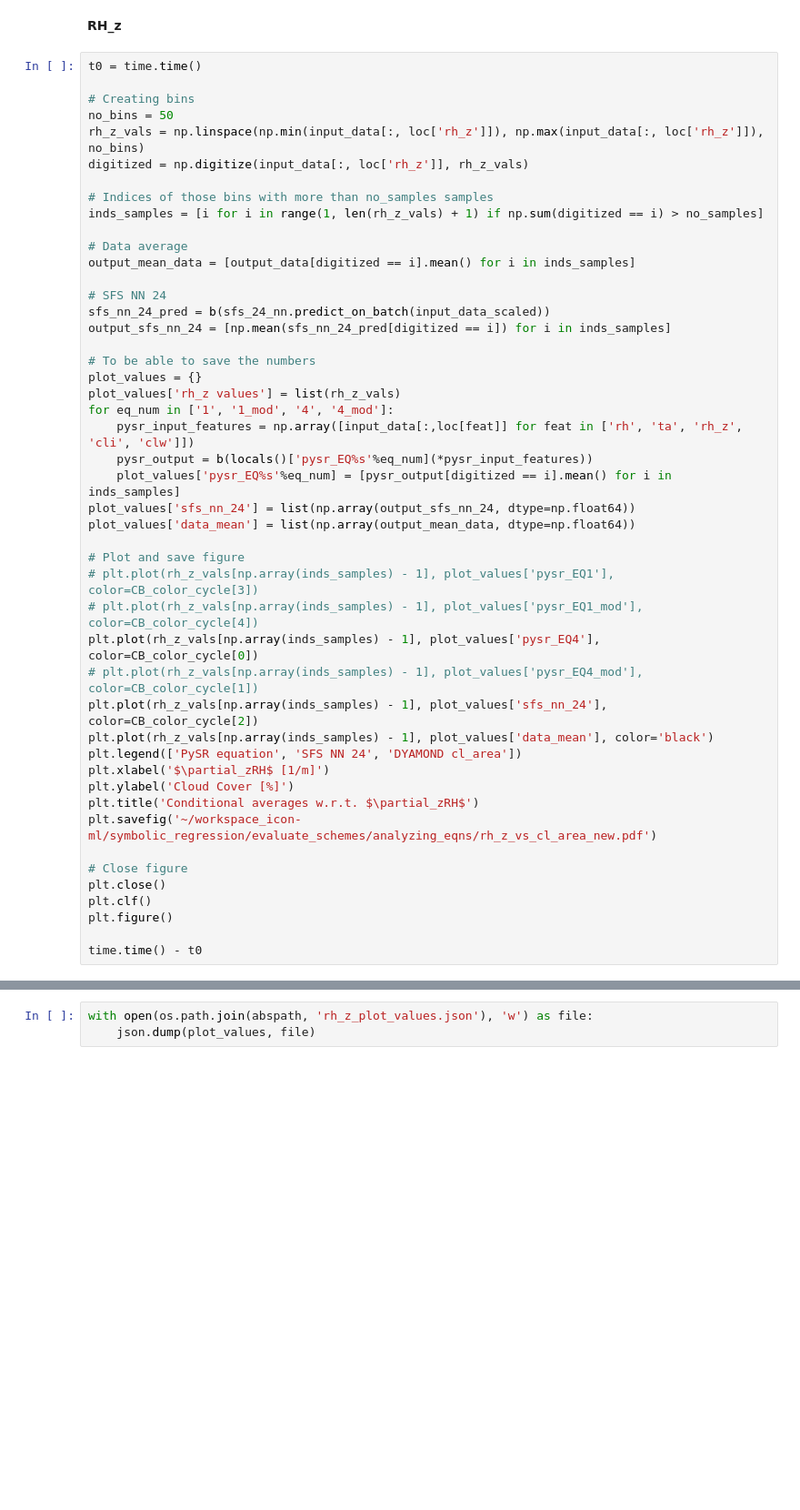
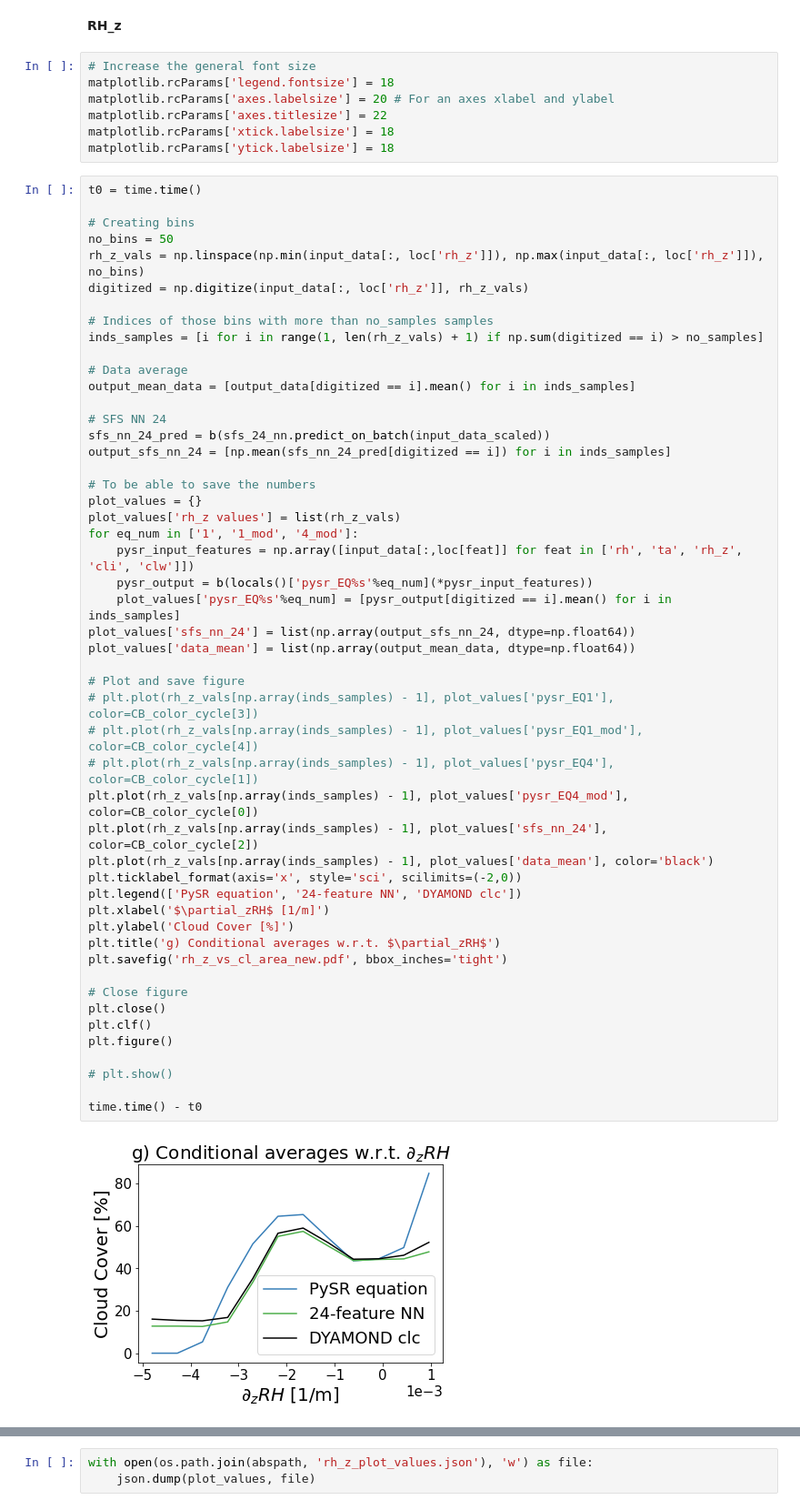
Before and after one commit to EyringMLClimateGroup/grundner23james_EquationDiscovery_CloudCover, a Jupyter notebook: sec6_physical_interpretation/analyzing_eqns.ipynb, the cells around one changed output, grey strips where cells are left out. Shown at 91% size. Saved outputs shown, nothing was run; the diff lists cells and outputs as text; blank space fills up the shorter version.

```diff
--- a/sec6_physical_interpretation/analyzing_eqns.ipynb
+++ b/sec6_physical_interpretation/analyzing_eqns.ipynb
@@ -578,6 +602,13 @@ plt.figure()
 matplotlib.rcParams.update(matplotlib.rcParamsDefault)
 # %% [markdown]
 **RH_z**
+# %%
+# Increase the general font size
+matplotlib.rcParams['legend.fontsize'] = 18
+matplotlib.rcParams['axes.labelsize'] = 20 # For an axes xlabel and ylabel
+matplotlib.rcParams['axes.titlesize'] = 22
+matplotlib.rcParams['xtick.labelsize'] = 18
+matplotlib.rcParams['ytick.labelsize'] = 18
 # %%
 t0 = time.time()
 
@@ -593,36 +624,40 @@ inds_samples = [i for i in range(1, len(rh_z_vals) + 1) if np.sum(digitized == i
 output_mean_data = [output_data[digitized == i].mean() for i in inds_samples]
 
 # SFS NN 24
 sfs_nn_24_pred = b(sfs_24_nn.predict_on_batch(input_data_scaled))
 output_sfs_nn_24 = [np.mean(sfs_nn_24_pred[digitized == i]) for i in inds_samples]
 
 # To be able to save the numbers
 plot_values = {}
 plot_values['rh_z values'] = list(rh_z_vals)
-for eq_num in ['1', '1_mod', '4', '4_mod']:
+for eq_num in ['1', '1_mod', '4_mod']:
     pysr_input_features = np.array([input_data[:,loc[feat]] for feat in ['rh', 'ta', 'rh_z', 'cli', 'clw']])
     pysr_output = b(locals()['pysr_EQ%s'%eq_num](*pysr_input_features))
     plot_values['pysr_EQ%s'%eq_num] = [pysr_output[digitized == i].mean() for i in inds_samples]
 plot_values['sfs_nn_24'] = list(np.array(output_sfs_nn_24, dtype=np.float64))
 plot_values['data_mean'] = list(np.array(output_mean_data, dtype=np.float64))
 
 # Plot and save figure
 # plt.plot(rh_z_vals[np.array(inds_samples) - 1], plot_values['pysr_EQ1'], color=CB_color_cycle[3])
 # plt.plot(rh_z_vals[np.array(inds_samples) - 1], plot_values['pysr_EQ1_mod'], color=CB_color_cycle[4])
-plt.plot(rh_z_vals[np.array(inds_samples) - 1], plot_values['pysr_EQ4'], color=CB_color_cycle[0])
-# plt.plot(rh_z_vals[np.array(inds_samples) - 1], plot_values['pysr_EQ4_mod'], color=CB_color_cycle[1])
+# plt.plot(rh_z_vals[np.array(inds_samples) - 1], plot_values['pysr_EQ4'], color=CB_color_cycle[1])
+plt.plot(rh_z_vals[np.array(inds_samples) - 1], plot_values['pysr_EQ4_mod'], color=CB_color_cycle[0])
 plt.plot(rh_z_vals[np.array(inds_samples) - 1], plot_values['sfs_nn_24'], color=CB_color_cycle[2])
 plt.plot(rh_z_vals[np.array(inds_samples) - 1], plot_values['data_mean'], color='black')
-plt.legend(['PySR equation', 'SFS NN 24', 'DYAMOND cl_area'])
+plt.ticklabel_format(axis='x', style='sci', scilimits=(-2,0))
+plt.legend(['PySR equation', '24-feature NN', 'DYAMOND clc'])
 plt.xlabel('$\partial_zRH$ [1/m]')
 plt.ylabel('Cloud Cover [%]')
-plt.title('Conditional averages w.r.t. $\partial_zRH$')
-plt.savefig('~/workspace_icon-ml/symbolic_regression/evaluate_schemes/analyzing_eqns/rh_z_vs_cl_area_new.pdf')
+plt.title('g) Conditional averages w.r.t. $\partial_zRH$')
+plt.savefig('rh_z_vs_cl_area_new.pdf', bbox_inches='tight')
 
 # Close figure
 plt.close()
 plt.clf()
 plt.figure()
 
+# plt.show()
+
 time.time() - t0
 # %% [output]
+[figure, added]
```
Also changed, not shown: parts of 11 cells of this notebook, 8 other files.
